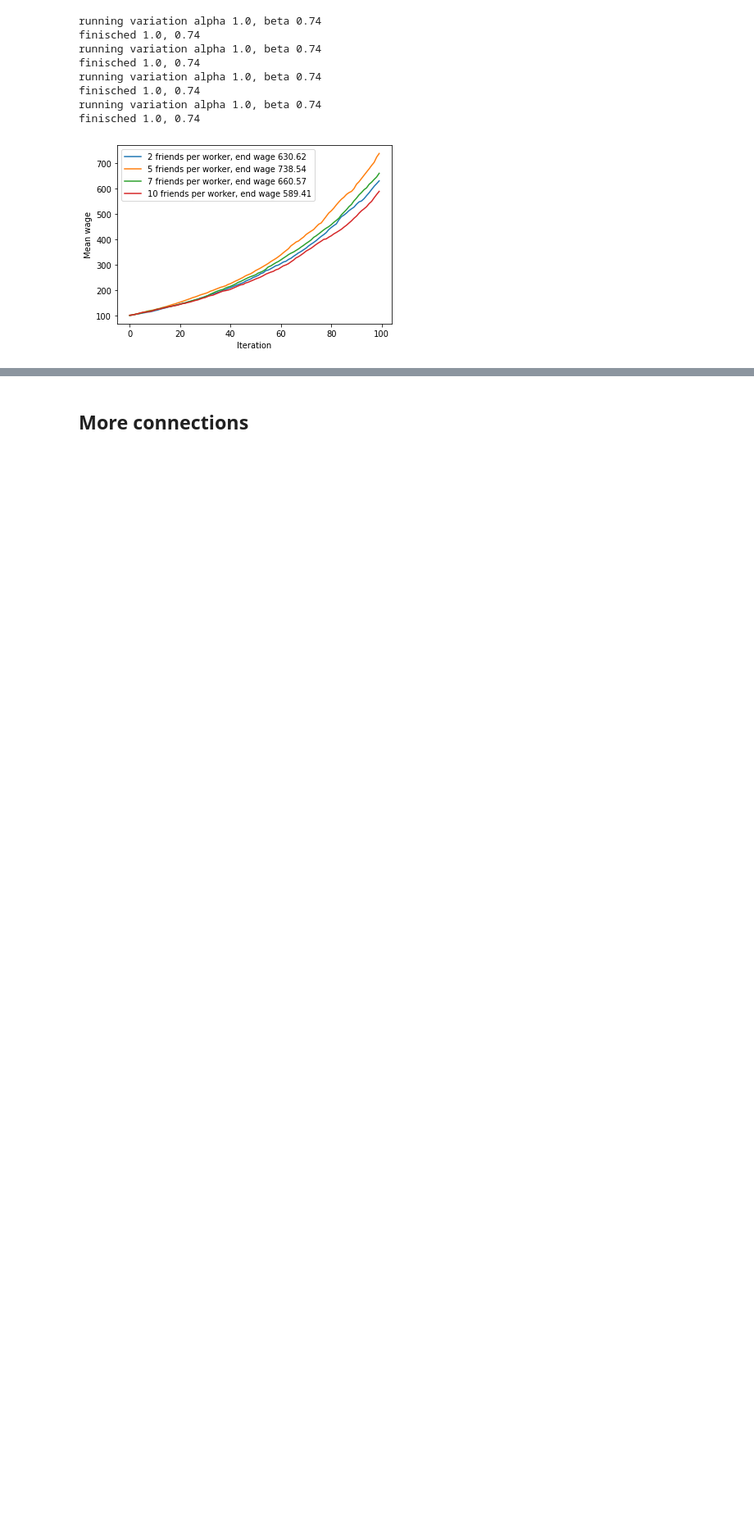
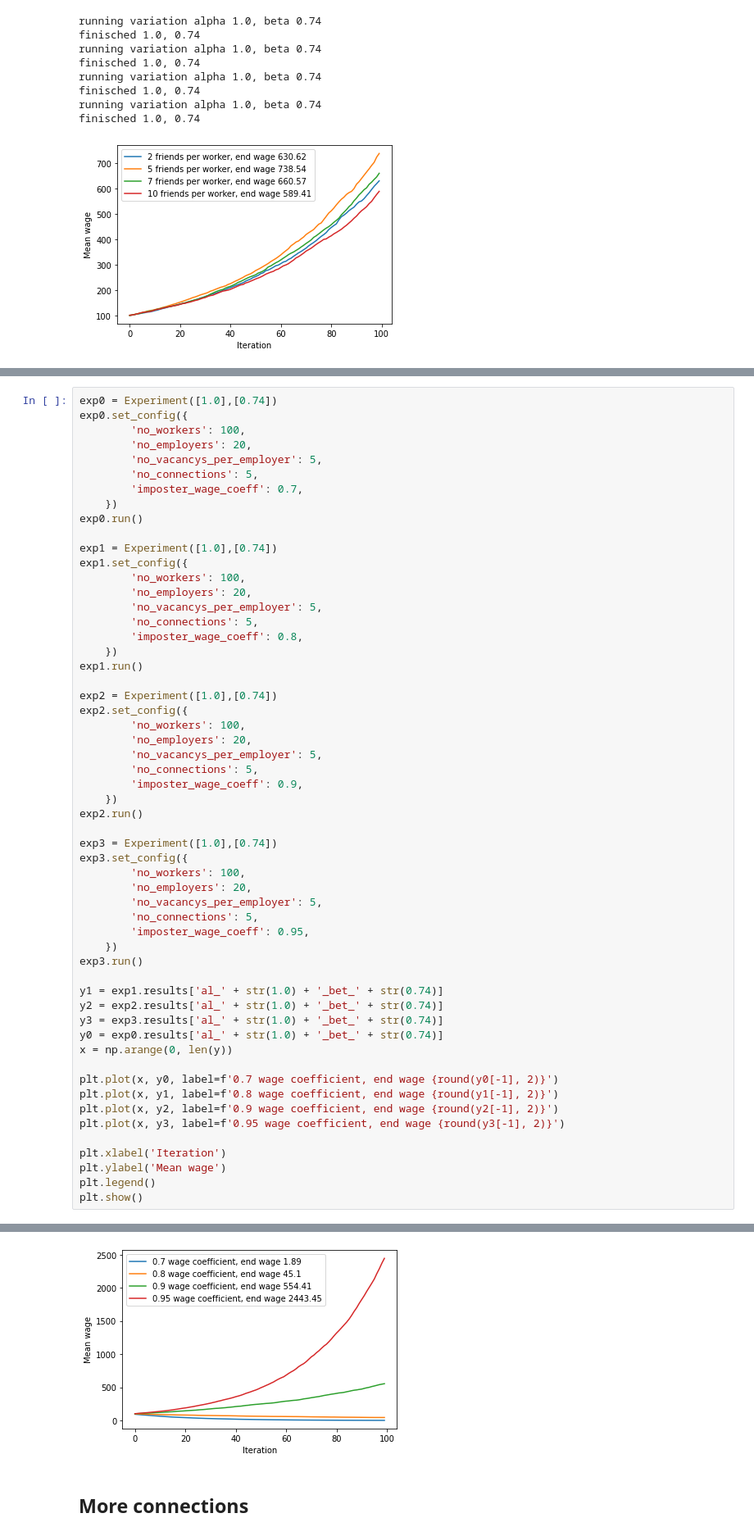
Before and after one commit to TovarischSukhov/social_network_simulation, a Jupyter notebook: visualization_second_experiment.ipynb, the cells around one changed output, grey strips where cells are left out. Shown at 82% size. Saved outputs shown, nothing was run; the diff lists cells and outputs as text; blank space fills up the shorter version.

```diff
--- a/visualization_second_experiment.ipynb
+++ b/visualization_second_experiment.ipynb
@@ -487,0 +488,57 @@ finisched 1.0, 0.74
+# %%
+exp0 = Experiment([1.0],[0.74])
+exp0.set_config({
+        'no_workers': 100,
+        'no_employers': 20,
+        'no_vacancys_per_employer': 5,
+        'no_connections': 5,
+        'imposter_wage_coeff': 0.7,
+    })
+exp0.run()
+
+exp1 = Experiment([1.0],[0.74])
+exp1.set_config({
+        'no_workers': 100,
+        'no_employers': 20,
+        'no_vacancys_per_employer': 5,
+        'no_connections': 5,
+        'imposter_wage_coeff': 0.8,
+    })
+exp1.run()
+
+exp2 = Experiment([1.0],[0.74])
+exp2.set_config({
+        'no_workers': 100,
+        'no_employers': 20,
+        'no_vacancys_per_employer': 5,
+        'no_connections': 5,
+        'imposter_wage_coeff': 0.9,
+    })
+exp2.run()
+
+exp3 = Experiment([1.0],[0.74])
+exp3.set_config({
+        'no_workers': 100,
+        'no_employers': 20,
+        'no_vacancys_per_employer': 5,
+        'no_connections': 5,
+        'imposter_wage_coeff': 0.95,
+    })
+exp3.run()
+
+y1 = exp1.results['al_' + str(1.0) + '_bet_' + str(0.74)]
+y2 = exp2.results['al_' + str(1.0) + '_bet_' + str(0.74)]
+y3 = exp3.results['al_' + str(1.0) + '_bet_' + str(0.74)]
+y0 = exp0.results['al_' + str(1.0) + '_bet_' + str(0.74)]
+x = np.arange(0, len(y))
+
+plt.plot(x, y0, label=f'0.7 wage coefficient, end wage {round(y0[-1], 2)}')
+plt.plot(x, y1, label=f'0.8 wage coefficient, end wage {round(y1[-1], 2)}')
+plt.plot(x, y2, label=f'0.9 wage coefficient, end wage {round(y2[-1], 2)}')
+plt.plot(x, y3, label=f'0.95 wage coefficient, end wage {round(y3[-1], 2)}')
+
+plt.xlabel('Iteration')
+plt.ylabel('Mean wage')
+plt.legend()
+plt.show()
+# %% [output]
@@ -488,3 +553,4 @@ finisched 1.0, 0.74
+[figure, added]
 # %% [markdown]
 ## More connections
 # %%
```
Also changed, not shown: parts of 2 cells of this notebook.
